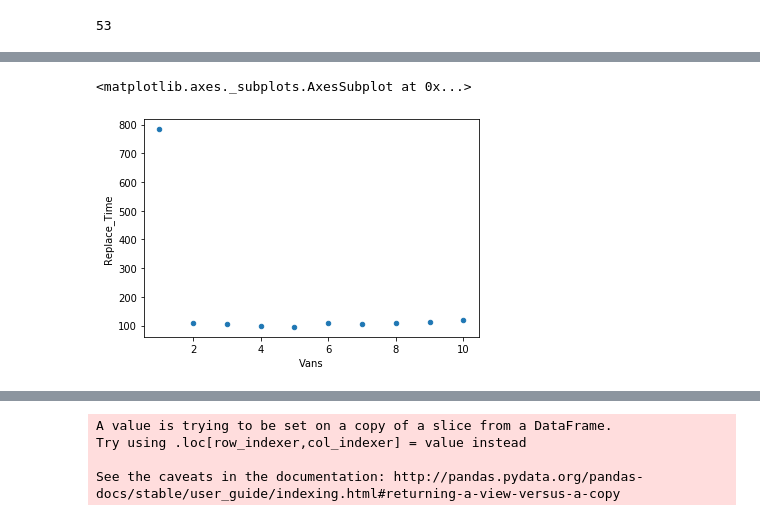
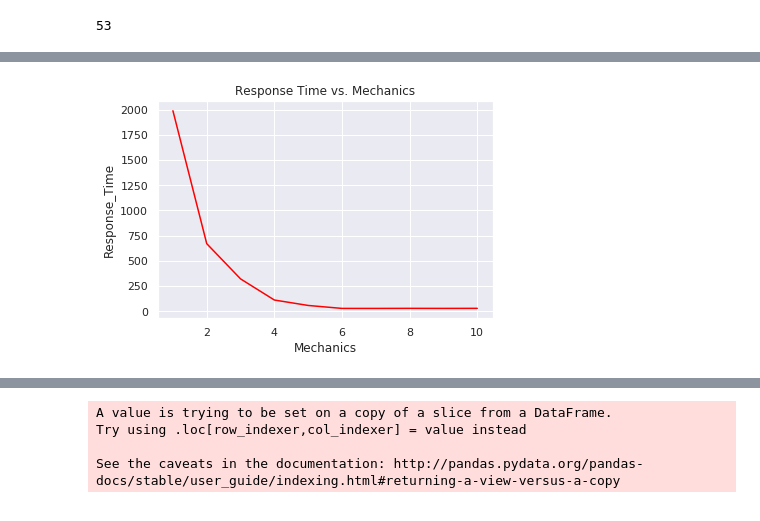
Before and after one commit to jhmontijo/ORIE4580, a Jupyter notebook: Simulation.ipynb, the cells around one changed output, grey strips where cells are left out. Drawn from its saved outputs; the diff is of its cells as text; code cells hidden in the pictures.

Commit message:
graphs'

```diff
--- a/Simulation.ipynb
+++ b/Simulation.ipynb
@@ -117,7 +117,8 @@ class Van:
                                             minutes= np.random.triangular(10,15,25))
 
     def utilization_calc(self, total_time):
-        self.utilization = (self.total_wait / total_time.total_seconds())
+        self.utilization = 1 - (self.total_wait / total_time.total_seconds())
+        #print(self.total_wait)
 
 class Mechanic:
     def __init__(self, id, time):
@@ -142,15 +143,17 @@ def get_worker(workers, loc, time):
     d = Distances[loc][w.loc]
     delay = None
     for worker in workers:
-        if(worker.free_time < time): a.append(worker)    #Get all free workers
+        if(worker.free_time < time):
+            a.append(worker)             #Get all free workers
     if(len(a) > 0):                                               #If there is a free worker
         for worker in a:
             new_d = Distances[loc][worker.loc]
-            if(new_d < d): w, d = worker, new_d          # Find the closest
-        w.total_wait += (time - w.free_time).total_seconds()   # Add to total wait for utilization stats
+            if(new_d < d):
+                w, d = worker, new_d                   # Find the closest
+        w.total_wait += (time - w.free_time).total_seconds()      # Add to total wait for utilization stats
     else:
         for worker in workers:
-            if(worker.free_time <= w.free_time):          # Else get the next free
+            if(worker.free_time <= w.free_time):                  # Else get the next free
                 w = worker
                 delay = worker.free_time
     return w, delay
@@ -195,6 +198,7 @@ def simulate(max_m, max_v, n_reqs):
                     req.assigned_mechanic.free_time = req.times[-1]
                     req.assigned_van, delay = get_worker(vans, req.loc, time)
                     if delay is not None: time = delay
+                    #print(req.assigned_van.total_wait)
                     req.add_travel_time_van(time)
                     req.assigned_van.loc = req.loc
                     time = req.times[-1]
@@ -207,7 +211,7 @@ def simulate(max_m, max_v, n_reqs):
             df = pd.DataFrame([y.times for y in sim_list])
             df['n_vans'] = n_van
             df['n_mechanics'] = n_mech
-            df['Response'] = df[2]-df[0]
+            df['Response'] = df[2] - df[0]
             df['Status'] = pd.DataFrame([y.status for y in sim_list])
             df_replace = df[df['Status'] == 'Replace']
             df_replace['Replace'] = df_replace[4] - df_replace[0]
@@ -237,7 +241,7 @@ def simulate(max_m, max_v, n_reqs):
     replace = pd.DataFrame(replace_times, columns=['Mechanics', 'Vans', 'Replace_Time'])
     return response, replace
 # %%
-response, replace = simulate(10,10, 100)
+response, replace = simulate(10,10, 1000)
 response['Response_Time'].idxmin()
 # %% [output]
 A value is trying to be set on a copy of a slice from a DataFrame.
@@ -286,5 +251,7 @@ groups
-# %%
-replace[replace['Mechanics'] == 5].plot(kind='scatter', x='Vans', y='Replace_Time')
-# %% [output]
-<matplotlib.axes._subplots.AxesSubplot at 0x...>
-[figure, removed]
+# %%
+sns.set()
+groups = response.groupby('Mechanics').mean()
+pl = sns.lineplot(groups.index, groups['Response_Time'], color='red').set_title("Response Time vs. Mechanics")
+pl.get_figure().savefig("ResponsevMechanic.png")
+# %% [output]
+[figure, added]
```
Also changed, not shown: parts of 4 cells of this notebook, 2 other files.
